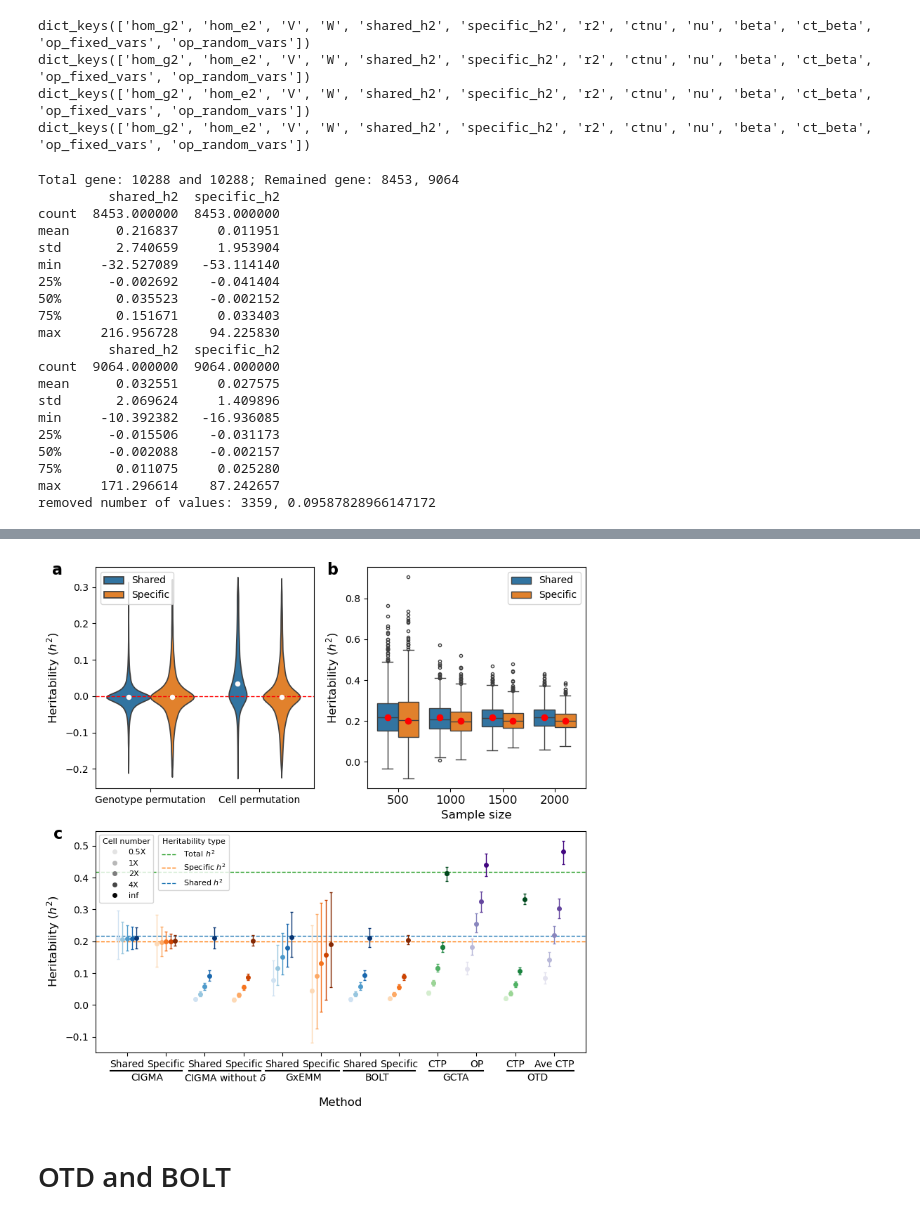
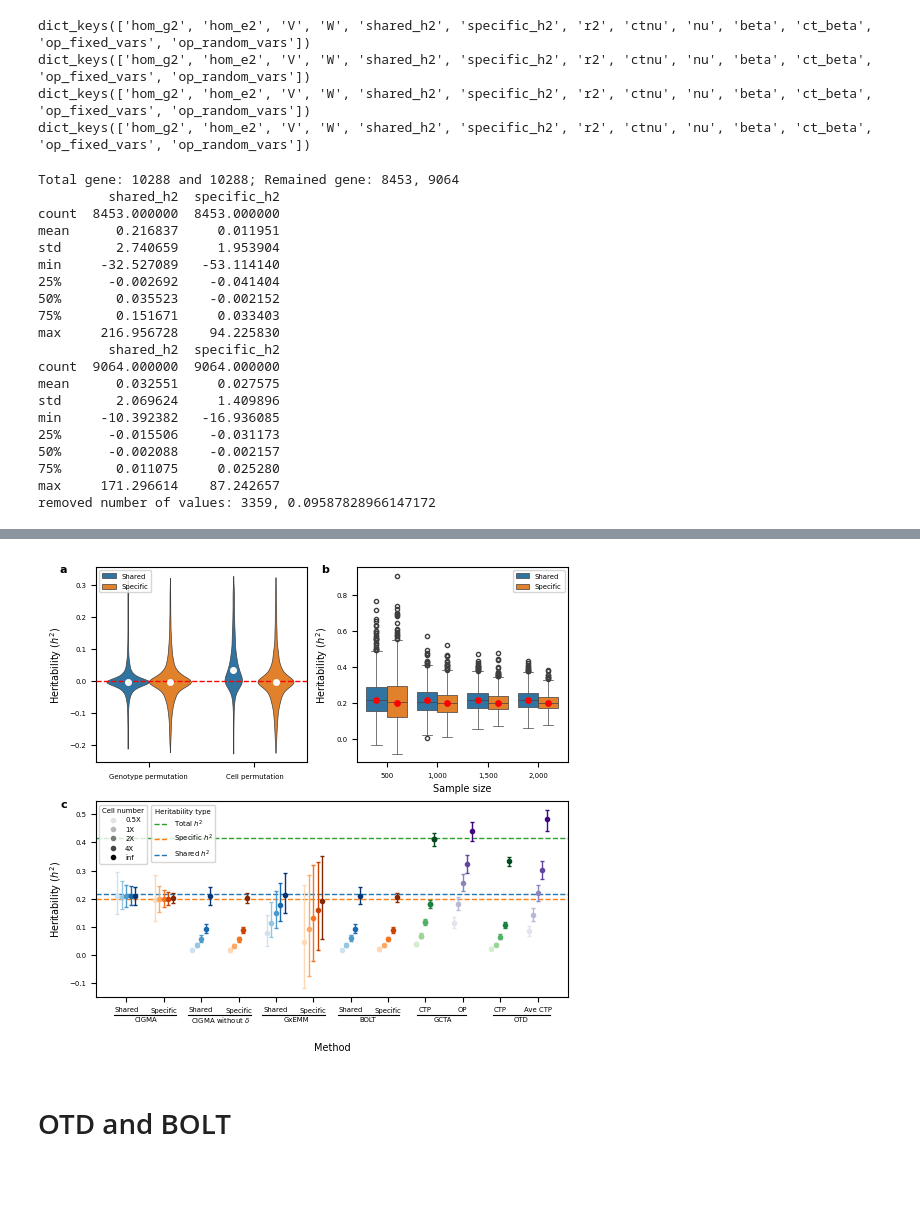
Before and after one commit to Minhui-Chen/CIGMA, a Jupyter notebook: workflow/notebook/fig2.ipynb, the cells around one changed output, grey strips where cells are left out. Drawn from its saved outputs; the diff is of its cells as text; code cells hidden in the pictures; blank space fills up the shorter version.

```diff
--- a/workflow/notebook/fig2.ipynb
+++ b/workflow/notebook/fig2.ipynb
@@ -10,6 +12,9 @@ from matplotlib import patches
 from scipy import stats
 from scipy import linalg as sla
 from cigma import plot, util
+# %%
+# Set the global font
+plt.rcParams['font.family'] = 'sans-serif'
 # %%
 # par
 Hom_g2 = 0.13
@@ -271,12 +283,14 @@ dict_keys(['hom_g2', 'hom_e2', 'V', 'W', 'shared_h2', 'specific_h2', 'r2', 'ctnu
 dict_keys(['hom_g2', 'hom_e2', 'V', 'W', 'shared_h2', 'specific_h2', 'r2', 'ctnu', 'nu', 'beta', 'ct_beta', 'op_fixed_vars', 'op_random_vars'])
 # %%
 # plot
-fs = 12
+fs = 7
+plt.rcParams.update({'font.size': fs-2})
+
 colors = sns.color_palette()
 rng = np.random.default_rng(seed=123)
 
 # Create a gridspec layout
-fig = plt.figure(figsize=(8, 8))
+fig = plt.figure(figsize=(5.35, 5))
 gs = gridspec.GridSpec(2, 2)
 
 # permutation
@@ -296,38 +310,46 @@ assert ~(data2['var'].isna().any())
 data2_before_filtering = data2.copy()
 data2.loc[(data2['var'] < -.2) | (data2['var'] > .3), 'var'] = np.nan
 print(f'removed number of values: {data2["var"].isna().sum()}, {data2["var"].isna().sum() / data2.shape[0]}')
-sns.violinplot(data2, x='perm', y='var', hue='Type', order=['Genotype permutation', 'Cell permutation'], ax=ax, inner=None, )
+sns.violinplot(data2, x='perm', y='var', hue='Type', order=['Genotype permutation', 'Cell permutation'], ax=ax, inner=None, linewidth=0.5)
 xs = plot.snsbox_get_x(len(data2['perm'].unique()), 2)
 dodge = (xs[1] - xs[0])
-sns.pointplot(data2_before_filtering, x='perm', y='var', hue='Type', order=['Genotype permutation', 'Cell permutation'], ax=ax, estimator=np.median,
-              markers='.', linestyles="none", palette=['snow', 'snow'], dodge=dodge, err_kws={'linewidth':1, 'alpha':0.3}, zorder=10, seed=123)
+sns.pointplot(data2_before_filtering, x='perm', y='var', hue='Type', order=['Genotype permutation', 'Cell permutation'], ax=ax, estimator=np.median, errorbar=None,
+              markers='o', markersize=3, linestyles="none", palette=['snow', 'snow'], dodge=dodge, zorder=10)
+# sns.pointplot(data2_before_filtering, x='perm', y='var', hue='Type', order=['Genotype permutation', 'Cell permutation'], ax=ax, estimator=np.median,
+#               markers='o', markersize=3, linestyles="none", palette=['snow', 'snow'], dodge=dodge, err_kws={'linewidth':1, 'alpha':0.3}, zorder=10, seed=123)
 ax.axhline(0, color='r', linestyle='--', lw=1, zorder=9)
 handles, labels = ax.get_legend_handles_labels()
 ax.legend(handles=handles, labels=['Shared', 'Specific'], fontsize=fs-2, loc='upper left')
-ax.set_xlabel('', fontsize=12)
-ax.set_ylabel(r'Heritability ($h^2$)', fontsize=12)
-fig.text(.05, .99, 'a', fontsize=fs+4, fontweight='bold', va='top', ha='right')
+ax.set_xlabel('', fontsize=fs)
+ax.set_ylabel(r'Heritability ($h^2$)', fontsize=fs)
+# set x ticklabel fontsize
+ax.tick_params(axis='x', labelsize=fs-2)
+fig.text(.05, .99, 'a', fontsize=8, fontweight='bold', va='top', ha='right')
 
 # sample size: unbised estiamtes
 tmp_ss_data = ss_data.copy()
+print(tmp_ss_data.groupby(['Sample size', 'Category'])['h2'].describe())
 ax = fig.add_subplot(gs[0, 1])
 # tmp_ss_data['h2'] = tmp_ss_data['h2'].clip(-1.5, 2)  # NOTE: clip
-sns.boxplot(data=tmp_ss_data, x='Sample size', y='h2', hue='Category', ax=ax, flierprops=dict(marker='.'))
+sns.boxplot(data=tmp_ss_data, x='Sample size', y='h2', hue='Category', ax=ax, flierprops=dict(marker='.'), linewidth=.5)
 
 ax.set_xlabel('Sample size', fontsize=fs)
 ax.set_ylabel(r'Heritability ($h^2$)', fontsize=fs)
 handles, labels = ax.get_legend_handles_labels()
 ax.legend(handles=handles, labels=labels, fontsize=fs-2)
-plt.tick_params(axis='x', labelsize=fs)
+plt.tick_params(axis='x', labelsize=fs-2)
 
 xs = plot.snsbox_get_x(len(ss), 2)
-ax.scatter(xs, ss_h2, color='r', zorder=10)
-fig.text(.54, .99, 'b', fontsize=fs+4, fontweight='bold', va='top', ha='right')
+ax.scatter(xs, ss_h2, color='r', s=15, zorder=10)
+# add commas to numbers >= 1000 on x-axis
+ax.set_xticklabels([f'{int(float(label.get_text())):,}' for label in ax.get_xticklabels()], fontsize=fs-2)
+fig.text(.54, .99, 'b', fontsize=8, fontweight='bold', va='top', ha='right')
 
 
 # varying cell number
 ax = fig.add_subplot(gs[1, 0:])
 tmp_nu_h2_df = nu_h2_df.copy()
+print(tmp_nu_h2_df.groupby(['Category', 'Cell number'])['h2'].describe())
 offset = 0.12
 for i, cat in enumerate(categories):
     if cat in ['GCTA on CTP', 'OTD on CTP']:
@@ -349,53 +371,57 @@ for i, cat in enumerate(categories):
         if cat == 'GCTA on CTP':
             tmp_palette = [plt.cm.Grays(i) for i in range(50, 256, 50)]
             ax.plot([i + (j - 2) * offset], median_h2, linestyle='none',
-                        marker='o', markersize=4, color=tmp_palette[j], label=cell)
+                        marker='o', markersize=3, color=tmp_palette[j], label=cell)
         ax.errorbar([i + (j - 2) * offset], median_h2, yerr=sd_h2,
-                    fmt='o', capsize=1.5, elinewidth=1, markersize=4, color=palette[j])
+                    fmt='o', capsize=1.5, elinewidth=1, markersize=3, color=palette[j])
 
 ax.set_xlabel('\n\nMethod', fontsize=fs)
 ax.set_ylabel(r'Heritability ($h^2$)', fontsize=fs)
 handles, labels = ax.get_legend_handles_labels()
-legend1 = ax.legend(handles=handles, labels=labels, fontsize=fs-4, title_fontsize=fs-4, loc='upper left', title='Cell number')
+legend1 = ax.legend(handles=handles, labels=labels, fontsize=fs-2, title_fontsize=fs-2, loc='upper left', title='Cell number')
 ax.add_artist(legend1)
 
 ax.set_xticks(range(len(categories)))
-ax.set_xticklabels(['Shared', 'Specific', 'Shared', 'Specific', 'Shared', 'Specific', 'Shared', 'Specific', 'CTP', 'OP', 'CTP', 'Ave CTP'])
-y = 0.085
-line = lines.Line2D([0.135, 0.262], [y, y], color='black', transform=fig.transFigure)
+ax.set_xticklabels(['Shared', 'Specific', 'Shared', 'Specific', 'Shared', 'Specific', 'Shared', 'Specific', 'CTP', 'OP', 'CTP', 'Ave CTP'], fontsize=fs-2)
+y = 0.09
+line = lines.Line2D([0.137, 0.253], [y, y], color='black', linewidth=0.8, transform=fig.transFigure)
 fig.lines.append(line)
-ax.text(0.105, -0.115, 'CIGMA', transform=ax.transAxes, fontsize=fs-2, ha='center', va='center')
+ax.text(0.105, -0.117, 'CIGMA', transform=ax.transAxes, fontsize=fs-2, ha='center', va='center')
 
-line = lines.Line2D([0.275, 0.402], [y, y], color='black', transform=fig.transFigure)
+line = lines.Line2D([0.275, 0.393], [y, y], color='black', linewidth=0.8, transform=fig.transFigure)
 fig.lines.append(line)
-ax.text(0.265, -0.115, 'CIGMA without $\\delta$', transform=ax.transAxes, fontsize=fs-2, ha='center', va='center')
+ax.text(0.265, -0.117, 'CIGMA without $\\delta$', transform=ax.transAxes, fontsize=fs-2, ha='center', va='center')
 
-line = lines.Line2D([0.411, 0.542], [y, y], color='black', transform=fig.transFigure)
+line = lines.Line2D([0.414, 0.531], [y, y], color='black', linewidth=0.8, transform=fig.transFigure)
 fig.lines.append(line)
-ax.text(0.425, -0.115, 'GxEMM', transform=ax.transAxes, fontsize=fs-2, ha='center', va='center')
+ax.text(0.425, -0.117, 'GxEMM', transform=ax.transAxes, fontsize=fs-2, ha='center', va='center')
 
-line = lines.Line2D([0.55, 0.678], [y, y], color='black', transform=fig.transFigure)
+line = lines.Line2D([0.556, 0.671], [y, y], color='black', linewidth=0.8, transform=fig.transFigure)
 fig.lines.append(line)
-ax.text(0.575, -0.115, 'BOLT', transform=ax.transAxes, fontsize=fs-2, ha='center', va='center')
+ax.text(0.575, -0.117, 'BOLT', transform=ax.transAxes, fontsize=fs-2, ha='center', va='center')
 
-line = lines.Line2D([0.702, 0.799], [y, y], color='black', transform=fig.transFigure)
+line = lines.Line2D([0.703, 0.795], [y, y], color='black', linewidth=0.8, transform=fig.transFigure)
 fig.lines.append(line)
-ax.text(0.735, -0.115, 'GCTA', transform=ax.transAxes, fontsize=fs-2, ha='center', va='center')
+ax.text(0.735, -0.117, 'GCTA', transform=ax.transAxes, fontsize=fs-2, ha='center', va='center')
 
-line = lines.Line2D([0.841, 0.96], [y, y], color='black', transform=fig.transFigure)
+line = lines.Line2D([0.846, 0.953], [y, y], color='black', linewidth=0.8, transform=fig.transFigure)
 fig.lines.append(line)
-ax.text(0.901, -0.115, 'OTD', transform=ax.transAxes, fontsize=fs-2, ha='center', va='center')
+ax.text(0.901, -0.117, 'OTD', transform=ax.transAxes, fontsize=fs-2, ha='center', va='center')
 
 line1 = ax.axhline(nu_total_h2[1], ls='--', color=colors[2], label='Total $h^2$', linewidth=1, zorder=-1)
 line2 = ax.axhline(nu_specific_h2[1], ls='--', color=colors[1], label='Specific $h^2$', linewidth=1, zorder=-1)
 line3 = ax.axhline(nu_shared_h2[1], ls='--', color=colors[0], label='Shared $h^2$', linewidth=1, zorder=-1)
 # line4 = ax.axhline(nu_additive_h2[3], ls='--', color=colors[4], label='Additive $h^2$')
-legend2 = ax.legend(handles=[line1, line2, line3], fontsize=fs-4, title_fontsize=fs-4, loc='upper left', bbox_to_anchor=(0.12, 1), title='Heritability type', markerscale=0.5)
+legend2 = ax.legend(handles=[line1, line2, line3], fontsize=fs-2, title_fontsize=fs-2, loc='upper left', bbox_to_anchor=(0.11, 1),
+                    title='Heritability type', markerscale=0.5)
 
-fig.text(0.05, .52, 'c', fontsize=fs+4, fontweight='bold', va='top', ha='right')
+fig.text(0.05, .52, 'c', fontsize=8, fontweight='bold', va='top', ha='right')
 # ax.set_xlim(-.5, 7.5)
 
 fig.tight_layout()
+
+# save to pdf
+fig.savefig('../../figure/fig2.pdf', bbox_inches='tight')
 # %% [output]
 Total gene: 10288 and 10288; Remained gene: 8453, 9064
          shared_h2  specific_h2
@@ -422,4 +482,4 @@ removed number of values: 3359, 0.09587828966147172
-[figure, old version]
+[figure, new version]
 # %% [markdown]
 # OTD and BOLT
 # %%
```
Also changed, not shown: parts of 36 cells of this notebook, 13 other files.
